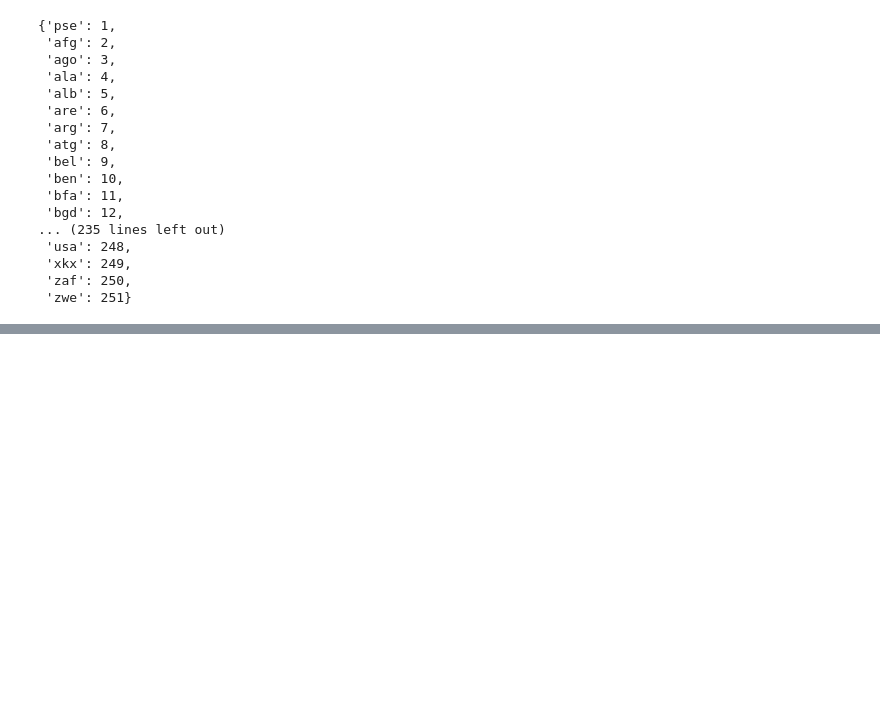
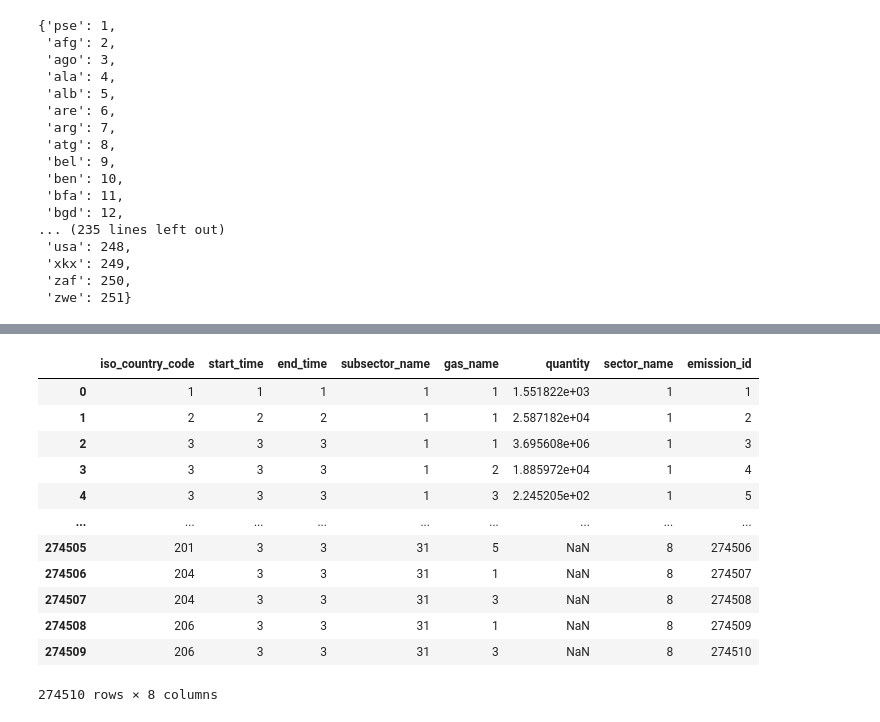
Before and after one commit to kaiden-ong/GreenhouseGases, a Jupyter notebook: Deliverable 2/deliverable2.ipynb, the cells around one changed output, grey strips where cells are left out. Drawn from its saved outputs; the diff is of its cells as text; code cells hidden in the pictures; blank space fills up the shorter version.

```diff
--- a/Deliverable 2/deliverable2.ipynb
+++ b/Deliverable 2/deliverable2.ipynb
@@ -238,0 +343,3 @@ countries_dict
+# %%
+combined_data = map_values_to_df_column(combined_data, "original_inventory_sector", subsector_dict)
+combined_data.head()
@@ -238,0 +353,3 @@ countries_dict
+# %%
+combined_data = map_values_to_df_column(combined_data, "gas", gas_dict)
+combined_data.head()
@@ -238,0 +363,3 @@ countries_dict
+# %%
+combined_data = map_values_to_df_column(combined_data, "sector", sector_dict)
+combined_data.head()
@@ -238,0 +373,4 @@ countries_dict
+# %%
+fact_table = combined_data[['iso3_country', 'start_time', 'end_time', 'original_inventory_sector', 'gas', 'emissions_quantity', 'sector']]
+new_fact_col_names = ["iso_country_code", 'start_time', 'end_time',"subsector_name","gas_name", "quantity", "sector_name"]
+fact_table = rename_df_columns(fact_table, new_fact_col_names)
@@ -238,0 +386,17 @@ countries_dict
+# %%
+fact_table['emission_id'] = range(1, len(fact_table) + 1)
+fact_table
+# %% [output]
+|  | iso_country_code | start_time | end_time | subsector_name | gas_name | quantity | sector_name | emission_id |
+| 0 | 1 | 1 | 1 | 1 | 1 | 1.551822e+03 | 1 | 1 |
+| 1 | 2 | 2 | 2 | 1 | 1 | 2.587182e+04 | 1 | 2 |
+| 2 | 3 | 3 | 3 | 1 | 1 | 3.695608e+06 | 1 | 3 |
+| 3 | 3 | 3 | 3 | 1 | 2 | 1.885972e+04 | 1 | 4 |
+| 4 | 3 | 3 | 3 | 1 | 3 | 2.245205e+02 | 1 | 5 |
+| ... | ... | ... | ... | ... | ... | ... | ... | ... |
+| 274505 | 201 | 3 | 3 | 31 | 5 | NaN | 8 | 274506 |
+| 274506 | 204 | 3 | 3 | 31 | 1 | NaN | 8 | 274507 |
+| 274507 | 204 | 3 | 3 | 31 | 3 | NaN | 8 | 274508 |
+| 274508 | 206 | 3 | 3 | 31 | 1 | NaN | 8 | 274509 |
+| 274509 | 206 | 3 | 3 | 31 | 3 | NaN | 8 | 274510 |
+274510 rows × 8 columns
```
Also changed, not shown: parts of 18 cells of this notebook, 8 other files.
